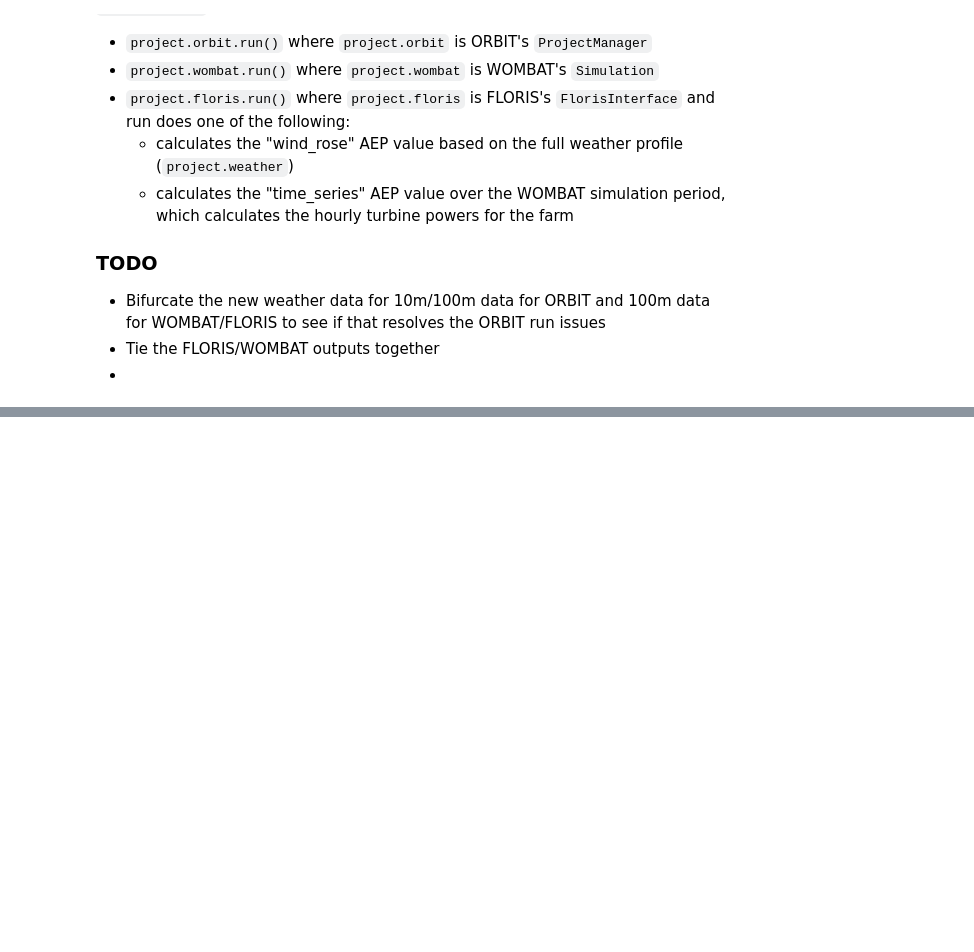
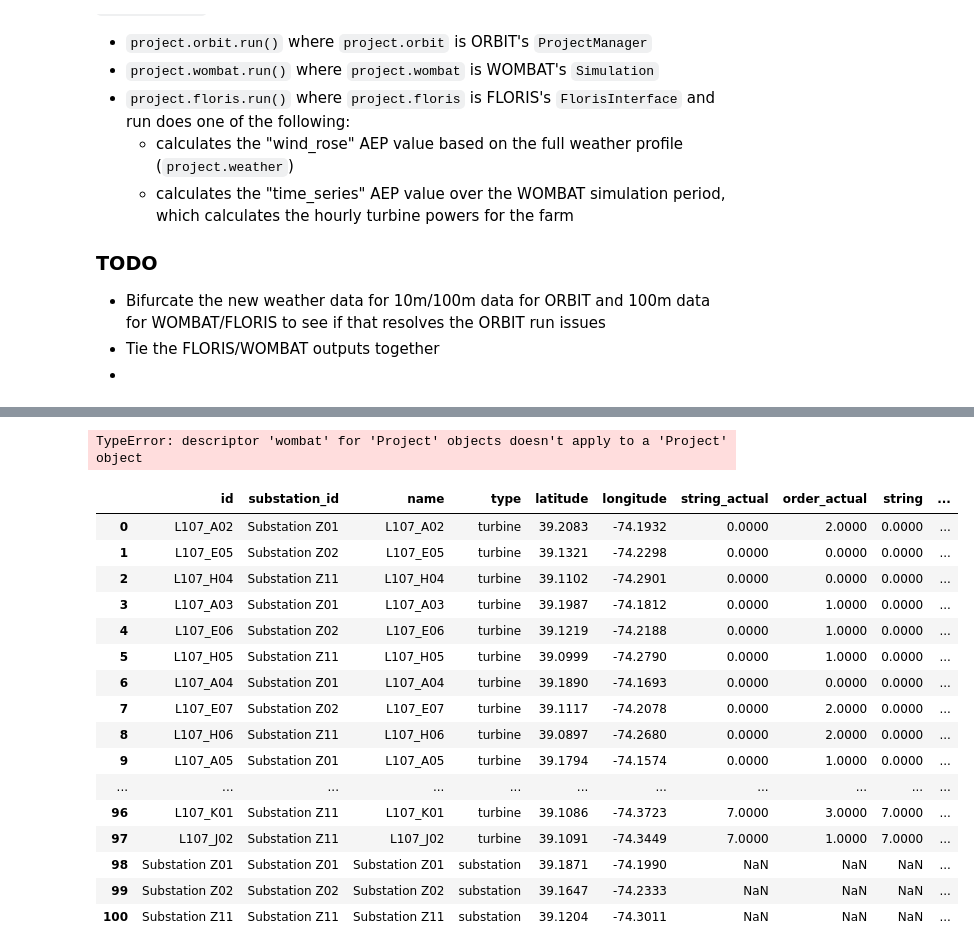
Before and after one commit to dmulash/wombat-upsizing-analysis, a Jupyter notebook: examples/project_testing.ipynb, the cells around one changed output, grey strips where cells are left out. Cells and saved outputs as stored; diff of their text form; code cells hidden in the pictures; blank space fills up the shorter version.

```diff
--- a/examples/project_testing.ipynb
+++ b/examples/project_testing.ipynb
@@ -191,0 +200,29 @@ project.wombat.env.cleanup_log_files()
+# %%
+layout = project.wombat.windfarm.layout_df
+floris_id_map = [
+    layout.loc[(layout.floris_x == x) & (layout.floris_y == y), "id"].values[0]
+    for x, y in zip(project.floris.layout_x, project.floris.layout_y)
+]
+project.floris_turbine_powers.columns = floris_id_map
+# %% [output]
+TypeError: descriptor 'wombat' for 'Project' objects doesn't apply to a 'Project' object
+# %%
+layout
+# %% [output]
+|  | id | substation_id | name | type | latitude | longitude | string_actual | order_actual | string | ... |
+| 0 | L107_A02 | Substation Z01 | L107_A02 | turbine | 39.2083 | -74.1932 | 0.0000 | 2.0000 | 0.0000 | ... |
+| 1 | L107_E05 | Substation Z02 | L107_E05 | turbine | 39.1321 | -74.2298 | 0.0000 | 0.0000 | 0.0000 | ... |
+| 2 | L107_H04 | Substation Z11 | L107_H04 | turbine | 39.1102 | -74.2901 | 0.0000 | 0.0000 | 0.0000 | ... |
+| 3 | L107_A03 | Substation Z01 | L107_A03 | turbine | 39.1987 | -74.1812 | 0.0000 | 1.0000 | 0.0000 | ... |
+| 4 | L107_E06 | Substation Z02 | L107_E06 | turbine | 39.1219 | -74.2188 | 0.0000 | 1.0000 | 0.0000 | ... |
+| 5 | L107_H05 | Substation Z11 | L107_H05 | turbine | 39.0999 | -74.2790 | 0.0000 | 1.0000 | 0.0000 | ... |
+| 6 | L107_A04 | Substation Z01 | L107_A04 | turbine | 39.1890 | -74.1693 | 0.0000 | 0.0000 | 0.0000 | ... |
+| 7 | L107_E07 | Substation Z02 | L107_E07 | turbine | 39.1117 | -74.2078 | 0.0000 | 2.0000 | 0.0000 | ... |
+| 8 | L107_H06 | Substation Z11 | L107_H06 | turbine | 39.0897 | -74.2680 | 0.0000 | 2.0000 | 0.0000 | ... |
+| 9 | L107_A05 | Substation Z01 | L107_A05 | turbine | 39.1794 | -74.1574 | 0.0000 | 1.0000 | 0.0000 | ... |
+| ... | ... | ... | ... | ... | ... | ... | ... | ... | ... | ... |
+| 96 | L107_K01 | Substation Z11 | L107_K01 | turbine | 39.1086 | -74.3723 | 7.0000 | 3.0000 | 7.0000 | ... |
+| 97 | L107_J02 | Substation Z11 | L107_J02 | turbine | 39.1091 | -74.3449 | 7.0000 | 1.0000 | 7.0000 | ... |
+| 98 | Substation Z01 | Substation Z01 | Substation Z01 | substation | 39.1871 | -74.1990 | NaN | NaN | NaN | ... |
+| 99 | Substation Z02 | Substation Z02 | Substation Z02 | substation | 39.1647 | -74.2333 | NaN | NaN | NaN | ... |
+| 100 | Substation Z11 | Substation Z11 | Substation Z11 | substation | 39.1204 | -74.3011 | NaN | NaN | NaN | ... |
```
Also changed, not shown: parts of 3 cells of this notebook, 2 other files.
